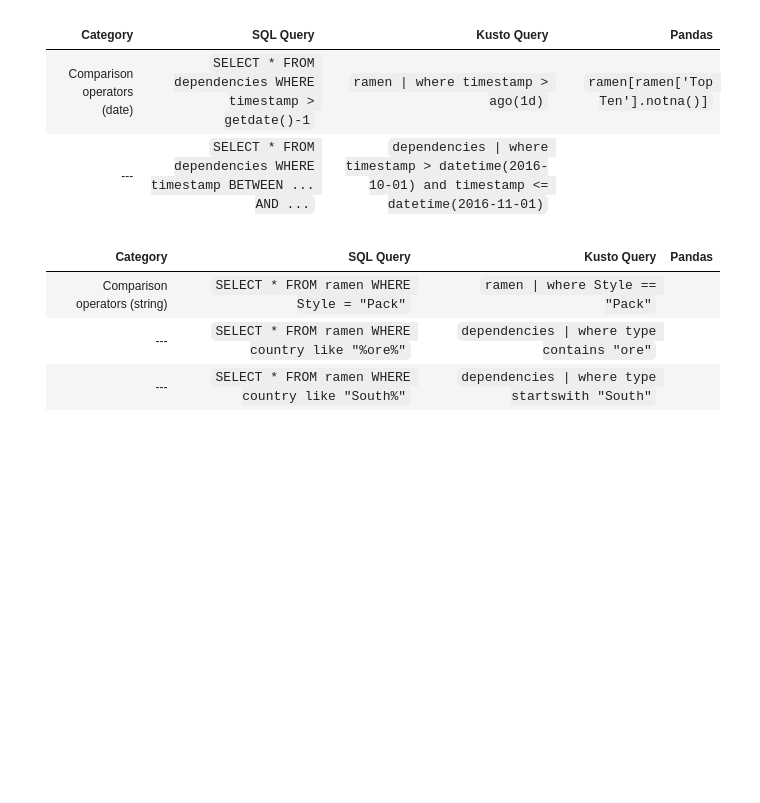
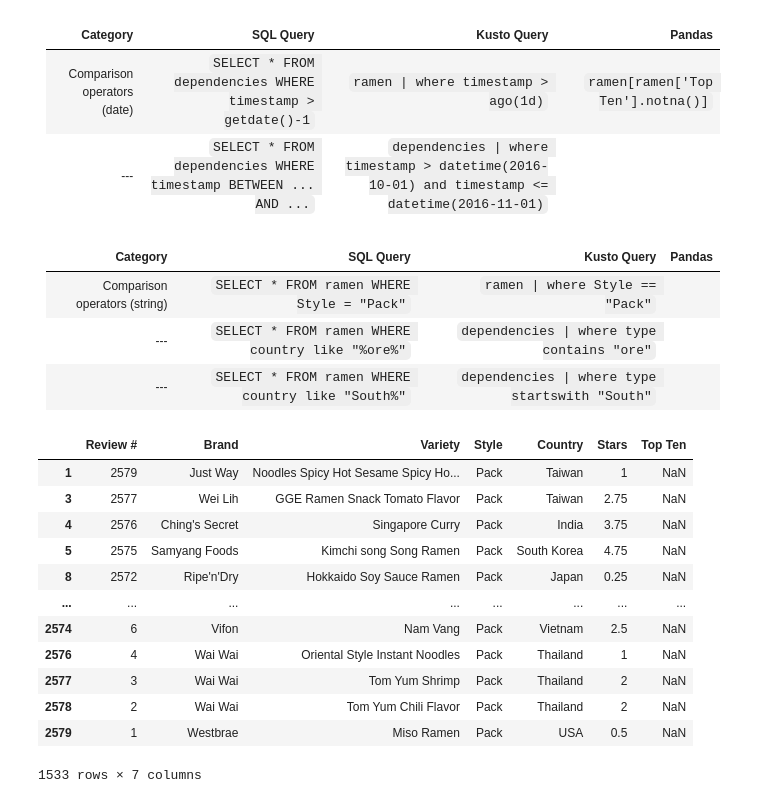
Before and after one commit to dynamicwebpaige/nanowrimo-2021, a Jupyter notebook: 11_Pandas_for_SQL_people.ipynb, the cells around one changed output. Saved outputs shown, nothing was run; the diff lists cells and outputs as text; code cells hidden in the pictures; blank space fills up the shorter version.

Commit message:
Add contains logic

```diff
--- a/11_Pandas_for_SQL_people.ipynb
+++ b/11_Pandas_for_SQL_people.ipynb
@@ -98,3 +98,19 @@ ramen[ramen['Top Ten'].notna()]
 | Comparison operators (string)	| `SELECT * FROM ramen WHERE Style = "Pack"` | `ramen \| where Style == "Pack"` | |
 | --- | `SELECT * FROM ramen WHERE country like "%ore%"` | `dependencies \| where type contains "ore"` | |
 | --- | `SELECT * FROM ramen WHERE country like "South%"` | `dependencies \| where type startswith "South"` | |
+# %%
+ramen[ramen['Style'].str.contains('Pack', na=True)]
+# %% [output]
+|  | Review # | Brand | Variety | Style | Country | Stars | Top Ten |
+| 1 | 2579 | Just Way | Noodles Spicy Hot Sesame Spicy Ho... | Pack | Taiwan | 1 | NaN |
+| 3 | 2577 | Wei Lih | GGE Ramen Snack Tomato Flavor | Pack | Taiwan | 2.75 | NaN |
+| 4 | 2576 | Ching's Secret | Singapore Curry | Pack | India | 3.75 | NaN |
+| 5 | 2575 | Samyang Foods | Kimchi song Song Ramen | Pack | South Korea | 4.75 | NaN |
+| 8 | 2572 | Ripe'n'Dry | Hokkaido Soy Sauce Ramen | Pack | Japan | 0.25 | NaN |
+| ... | ... | ... | ... | ... | ... | ... | ... |
+| 2574 | 6 | Vifon | Nam Vang | Pack | Vietnam | 2.5 | NaN |
+| 2576 | 4 | Wai Wai | Oriental Style Instant Noodles | Pack | Thailand | 1 | NaN |
+| 2577 | 3 | Wai Wai | Tom Yum Shrimp | Pack | Thailand | 2 | NaN |
+| 2578 | 2 | Wai Wai | Tom Yum Chili Flavor | Pack | Thailand | 2 | NaN |
+| 2579 | 1 | Westbrae | Miso Ramen | Pack | USA | 0.5 | NaN |
+1533 rows × 7 columns
```
